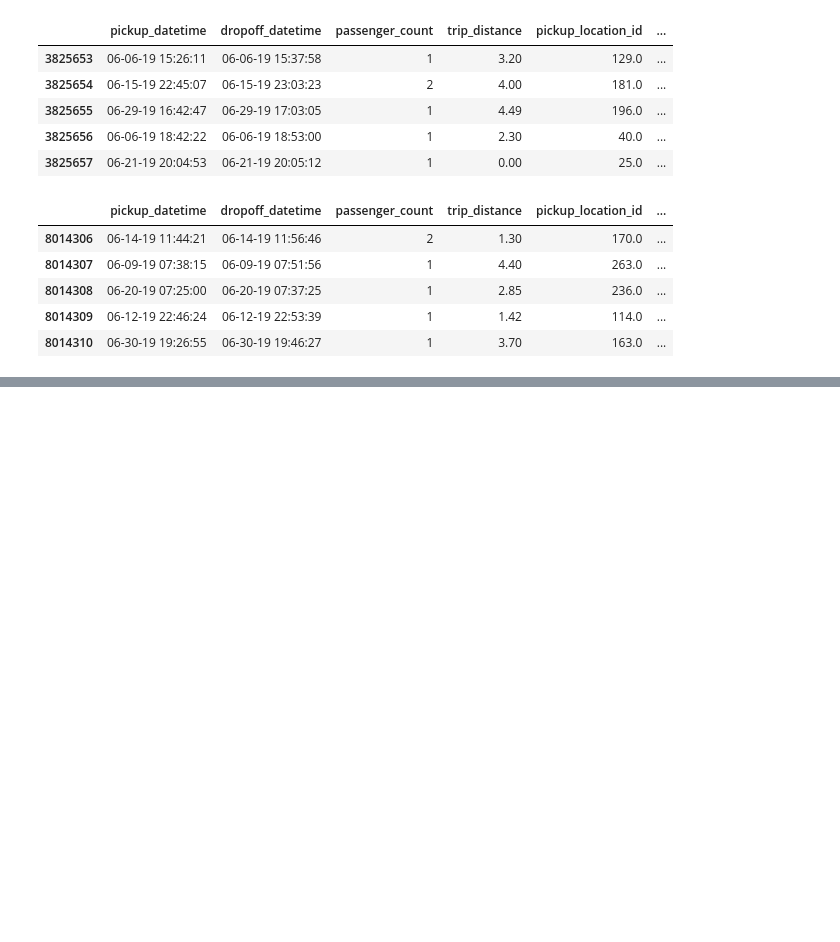
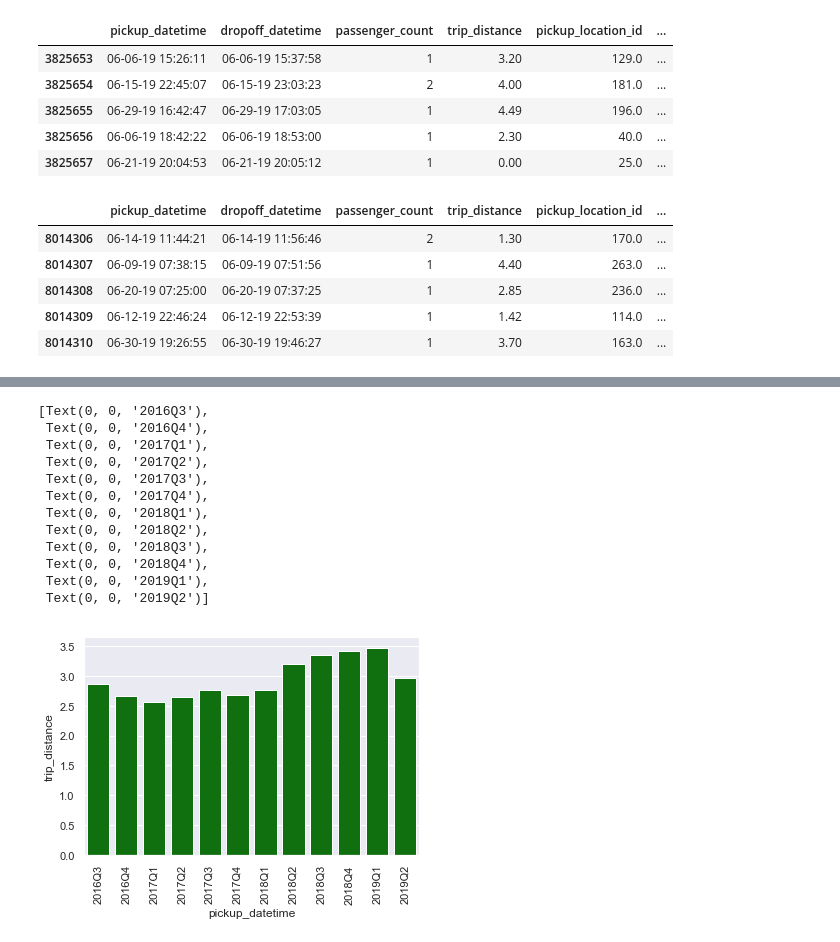
Before and after one commit to fpervaiz/LondonSpringDatathon2020, a Jupyter notebook: taxi_analysis.ipynb, the cells around one changed output, grey strips where cells are left out. Cells and saved outputs as stored; diff of their text form; code cells hidden in the pictures; blank space fills up the shorter version.

```diff
--- a/taxi_analysis.ipynb
+++ b/taxi_analysis.ipynb
@@ -115,0 +121,3 @@ taxis_yellow.to_csv('nyc_yellow_cleaned.csv')
+# %%
+#grp_t_grn = taxis_green.groupby(taxis_green['pickup_datetime'].dt.to_period('Q'))
+g_m = grp_t_grn.mean()[3:15]
@@ -115,0 +165,19 @@ taxis_yellow.to_csv('nyc_yellow_cleaned.csv')
+# %%
+g_m.reset_index(inplace=True)
+# %%
+chart = sns.barplot(x='pickup_datetime', y='trip_distance', data=g_m, color='green')
+chart.set_xticklabels(chart.get_xticklabels(), rotation=90)
+# %% [output]
+[Text(0, 0, '2016Q3'),
+ Text(0, 0, '2016Q4'),
+ Text(0, 0, '2017Q1'),
+ Text(0, 0, '2017Q2'),
+ Text(0, 0, '2017Q3'),
+ Text(0, 0, '2017Q4'),
+ Text(0, 0, '2018Q1'),
+ Text(0, 0, '2018Q2'),
+ Text(0, 0, '2018Q3'),
+ Text(0, 0, '2018Q4'),
+ Text(0, 0, '2019Q1'),
+ Text(0, 0, '2019Q2')]
+[figure, added]
```
Also changed, not shown: parts of 6 cells of this notebook, 1 other file.
